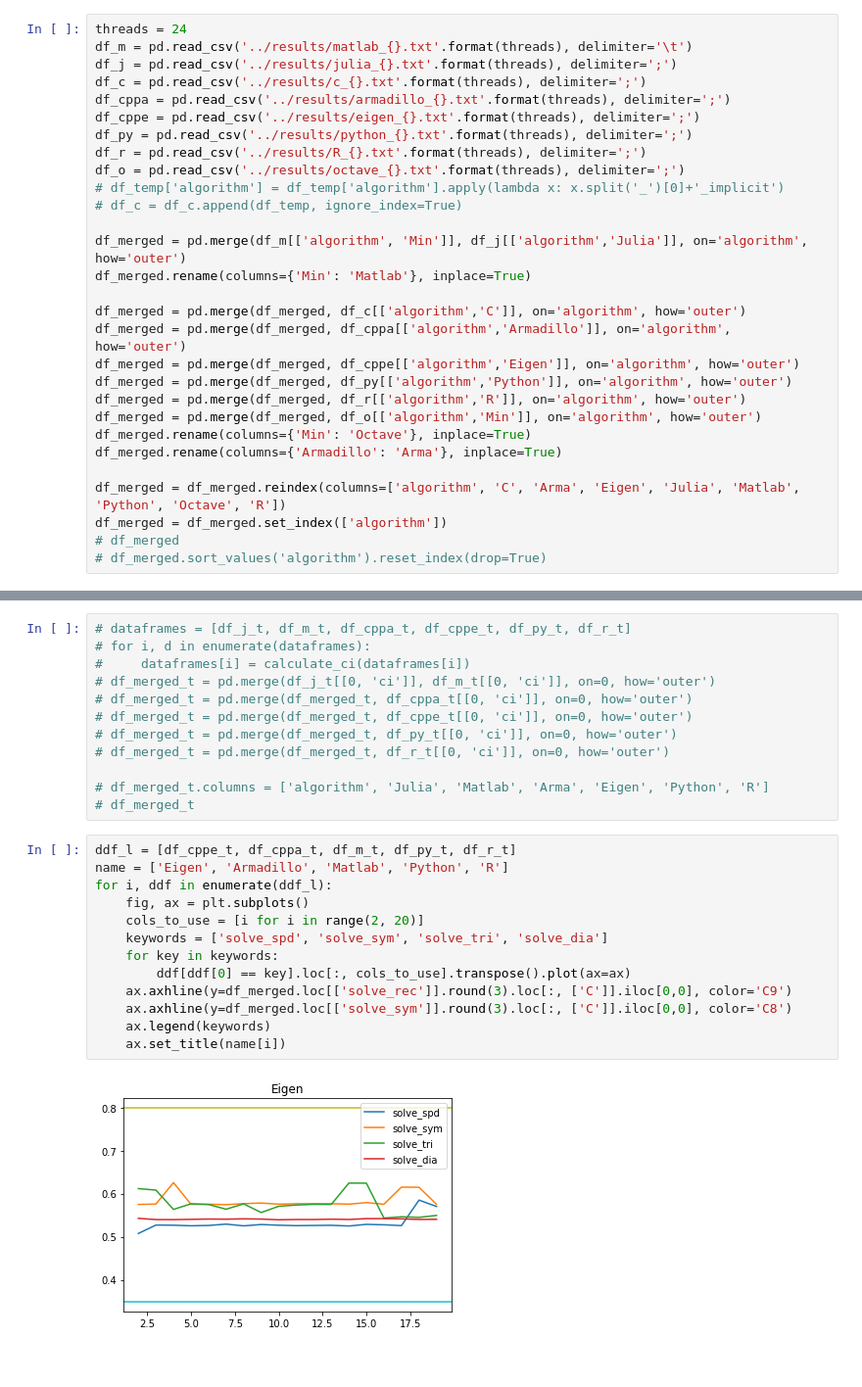
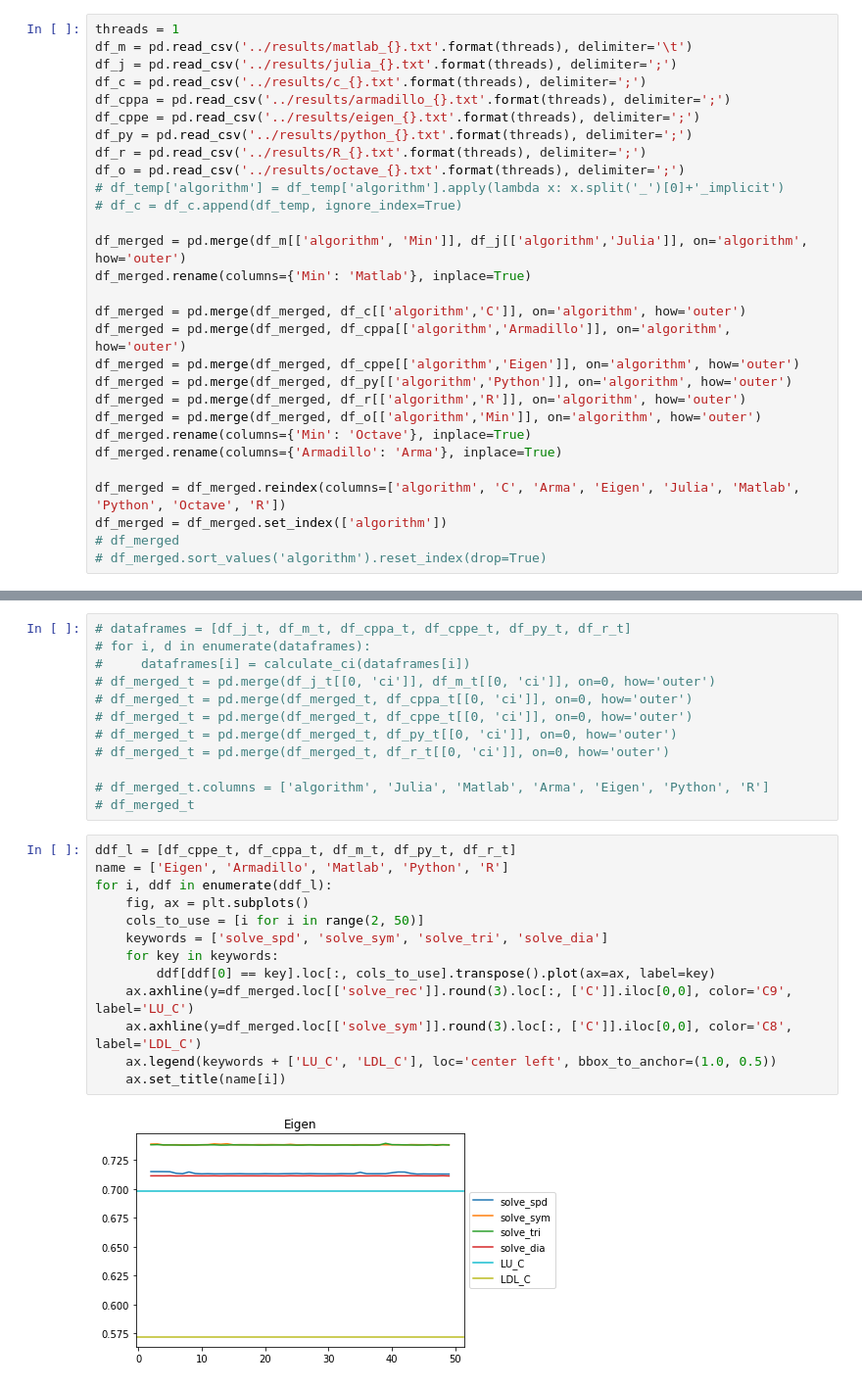
Before and after one commit to HPAC/LAMP_benchmark, a Jupyter notebook: scripts/process_data.ipynb, the cells around one changed output, grey strips where cells are left out. Shown: that part at 98% size. Cells and saved outputs as stored; diff of their text form.

```diff
--- a/scripts/process_data.ipynb
+++ b/scripts/process_data.ipynb
@@ -40,7 +40,7 @@ def calculate_ci(df):
 
     return df
 # %%
-threads = 24
+threads = 1
 df_m = pd.read_csv('../results/matlab_{}.txt'.format(threads), delimiter='\t')
 df_j = pd.read_csv('../results/julia_{}.txt'.format(threads), delimiter=';')
 df_c = pd.read_csv('../results/c_{}.txt'.format(threads), delimiter=';')
@@ -218,15 +218,15 @@ df_merged.loc[keywords].reindex(keywords).round(4).replace(np.NaN, '-')
 # %%
 ddf_l = [df_cppe_t, df_cppa_t, df_m_t, df_py_t, df_r_t]
 name = ['Eigen', 'Armadillo', 'Matlab', 'Python', 'R']
 for i, ddf in enumerate(ddf_l):
     fig, ax = plt.subplots()
-    cols_to_use = [i for i in range(2, 20)]
+    cols_to_use = [i for i in range(2, 50)]
     keywords = ['solve_spd', 'solve_sym', 'solve_tri', 'solve_dia']
     for key in keywords:
-        ddf[ddf[0] == key].loc[:, cols_to_use].transpose().plot(ax=ax)
-    ax.axhline(y=df_merged.loc[['solve_rec']].round(3).loc[:, ['C']].iloc[0,0], color='C9')
-    ax.axhline(y=df_merged.loc[['solve_sym']].round(3).loc[:, ['C']].iloc[0,0], color='C8')
-    ax.legend(keywords)
+        ddf[ddf[0] == key].loc[:, cols_to_use].transpose().plot(ax=ax, label=key)
+    ax.axhline(y=df_merged.loc[['solve_rec']].round(3).loc[:, ['C']].iloc[0,0], color='C9', label='LU_C')
+    ax.axhline(y=df_merged.loc[['solve_sym']].round(3).loc[:, ['C']].iloc[0,0], color='C8', label='LDL_C')
+    ax.legend(keywords + ['LU_C', 'LDL_C'], loc='center left', bbox_to_anchor=(1.0, 0.5))
     ax.set_title(name[i])
 # %% [output]
-[figure, old version]
+[figure, new version]
```
Also changed, not shown: parts of 14 cells of this notebook.
